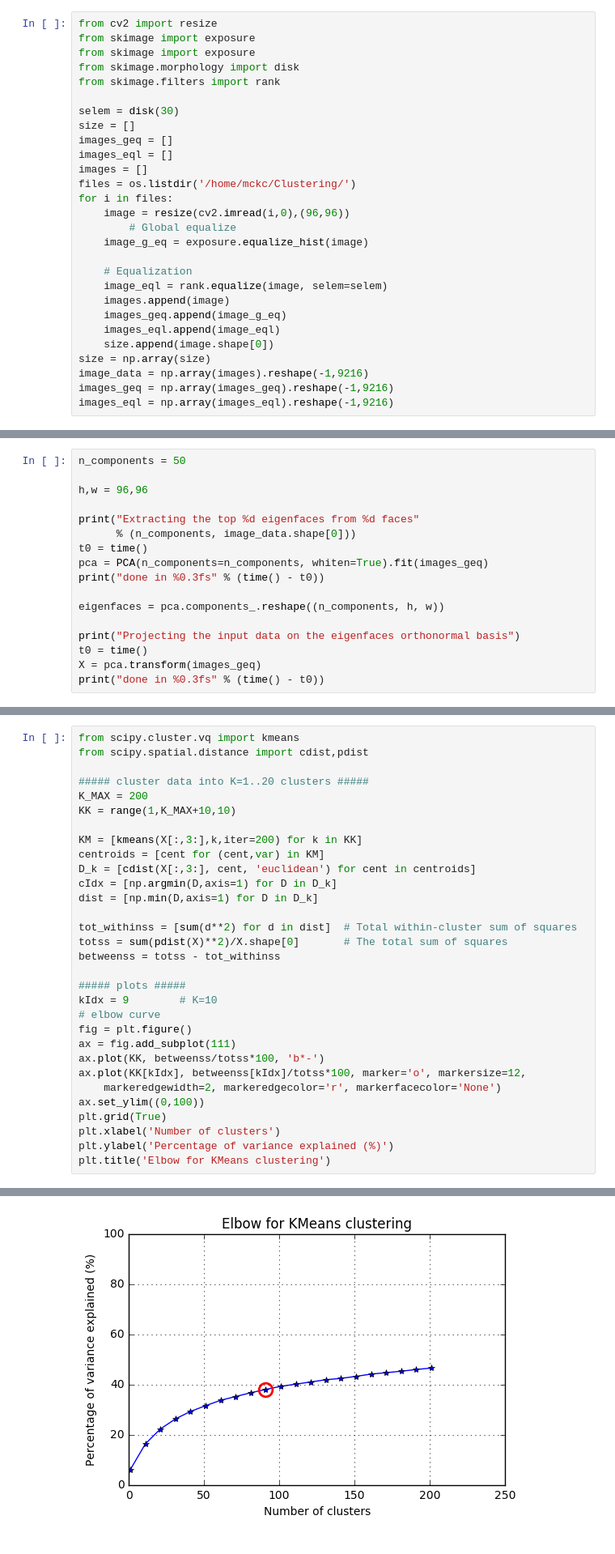
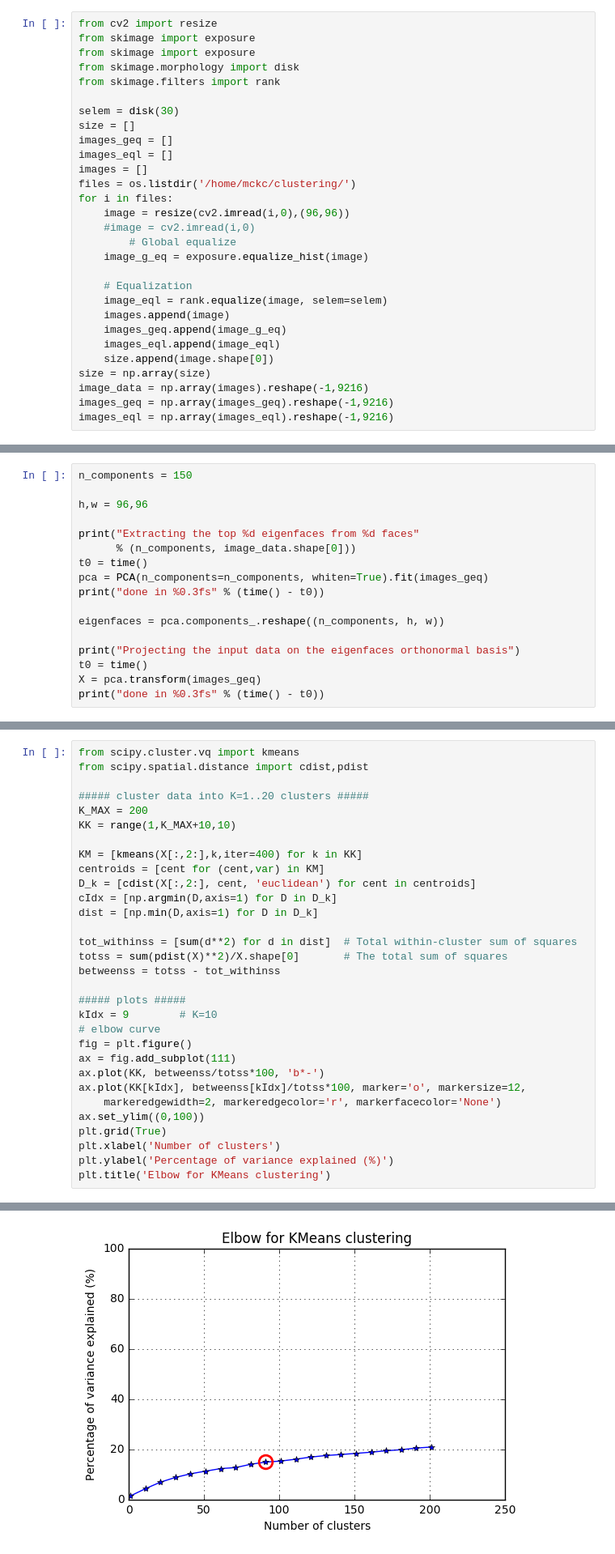
Before and after one commit to mdomarsaleem/face-recognition-raspberrypi, a Jupyter notebook: Clustering.ipynb, the cells around one changed output, grey strips where cells are left out. Shown at 81% size. Drawn from its saved outputs; the diff is of its cells as text.

```diff
--- a/Clustering.ipynb
+++ b/Clustering.ipynb
@@ -20,9 +20,10 @@ size = []
 images_geq = []
 images_eql = []
 images = []
-files = os.listdir('/home/mckc/Clustering/')
+files = os.listdir('/home/mckc/clustering/')
 for i in files:
     image = resize(cv2.imread(i,0),(96,96))
+    #image = cv2.imread(i,0)
         # Global equalize
     image_g_eq = exposure.equalize_hist(image)
 
@@ -86,5 +87,5 @@ plt.show()
 # %%
-n_components = 50
+n_components = 150
 
 h,w = 96,96
 
@@ -109,35 +162,35 @@ done in 0.504s
 from scipy.cluster.vq import kmeans
 from scipy.spatial.distance import cdist,pdist
 
 ##### cluster data into K=1..20 clusters #####
 K_MAX = 200
 KK = range(1,K_MAX+10,10)
 
-KM = [kmeans(X[:,3:],k,iter=200) for k in KK]
+KM = [kmeans(X[:,2:],k,iter=400) for k in KK]
 centroids = [cent for (cent,var) in KM]
-D_k = [cdist(X[:,3:], cent, 'euclidean') for cent in centroids]
+D_k = [cdist(X[:,2:], cent, 'euclidean') for cent in centroids]
 cIdx = [np.argmin(D,axis=1) for D in D_k]
 dist = [np.min(D,axis=1) for D in D_k]
 
 tot_withinss = [sum(d**2) for d in dist]  # Total within-cluster sum of squares
 totss = sum(pdist(X)**2)/X.shape[0]       # The total sum of squares
 betweenss = totss - tot_withinss
 
 ##### plots #####
 kIdx = 9        # K=10
 # elbow curve
 fig = plt.figure()
 ax = fig.add_subplot(111)
 ax.plot(KK, betweenss/totss*100, 'b*-')
 ax.plot(KK[kIdx], betweenss[kIdx]/totss*100, marker='o', markersize=12,
     markeredgewidth=2, markeredgecolor='r', markerfacecolor='None')
 ax.set_ylim((0,100))
 plt.grid(True)
 plt.xlabel('Number of clusters')
 plt.ylabel('Percentage of variance explained (%)')
 plt.title('Elbow for KMeans clustering')
 # %% [output]
 <matplotlib.text.Text at 0x...>
-[figure, old version]
+[figure, new version]
 # %%
 from sklearn.cluster import KMeans
```
Also changed, not shown: parts of 9 cells of this notebook, 8 other files.
